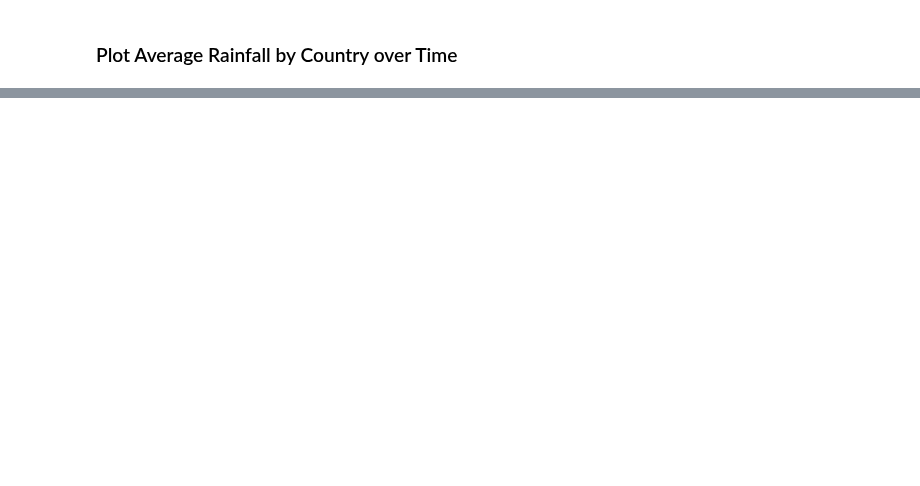
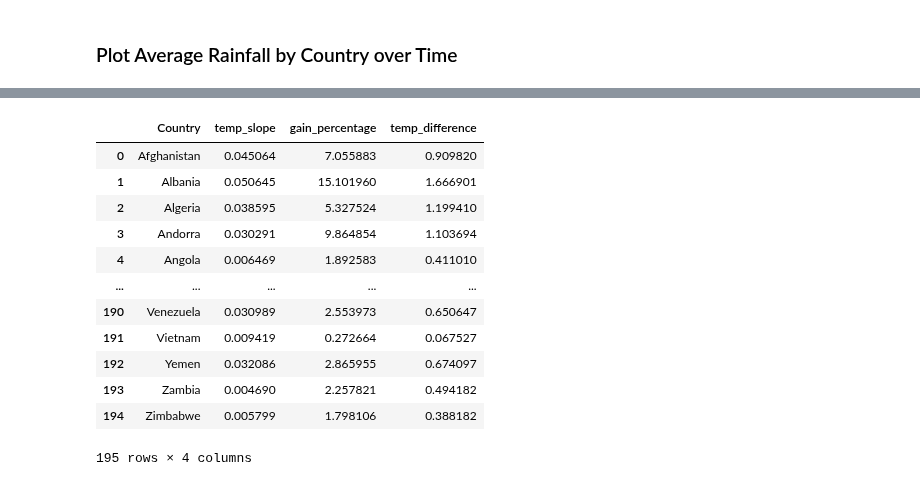
Before and after one commit to MarkusKiesel93/DOPPThreatenedSpecies, a Jupyter notebook: world_bank_climate.ipynb, the cells around one changed output, grey strips where cells are left out. Cells and saved outputs as stored; diff of their text form; code cells hidden in the pictures; blank space fills up the shorter version.

```diff
--- a/world_bank_climate.ipynb
+++ b/world_bank_climate.ipynb
@@ -382,0 +411,2 @@ plt.show()
+# %%
+features = pd.DataFrame(data_full['Country'].unique(), columns=['Country'])
@@ -382,0 +457,16 @@ plt.show()
+# %%
+features.to_csv('')
+# %% [output]
+|  | Country | temp_slope | gain_percentage | temp_difference |
+| 0 | Afghanistan | 0.045064 | 7.055883 | 0.909820 |
+| 1 | Albania | 0.050645 | 15.101960 | 1.666901 |
+| 2 | Algeria | 0.038595 | 5.327524 | 1.199410 |
+| 3 | Andorra | 0.030291 | 9.864854 | 1.103694 |
+| 4 | Angola | 0.006469 | 1.892583 | 0.411010 |
+| ... | ... | ... | ... | ... |
+| 190 | Venezuela | 0.030989 | 2.553973 | 0.650647 |
+| 191 | Vietnam | 0.009419 | 0.272664 | 0.067527 |
+| 192 | Yemen | 0.032086 | 2.865955 | 0.674097 |
+| 193 | Zambia | 0.004690 | 2.257821 | 0.494182 |
+| 194 | Zimbabwe | 0.005799 | 1.798106 | 0.388182 |
+195 rows × 4 columns
```
Also changed, not shown: parts of 22 cells of this notebook, 1 other file.
